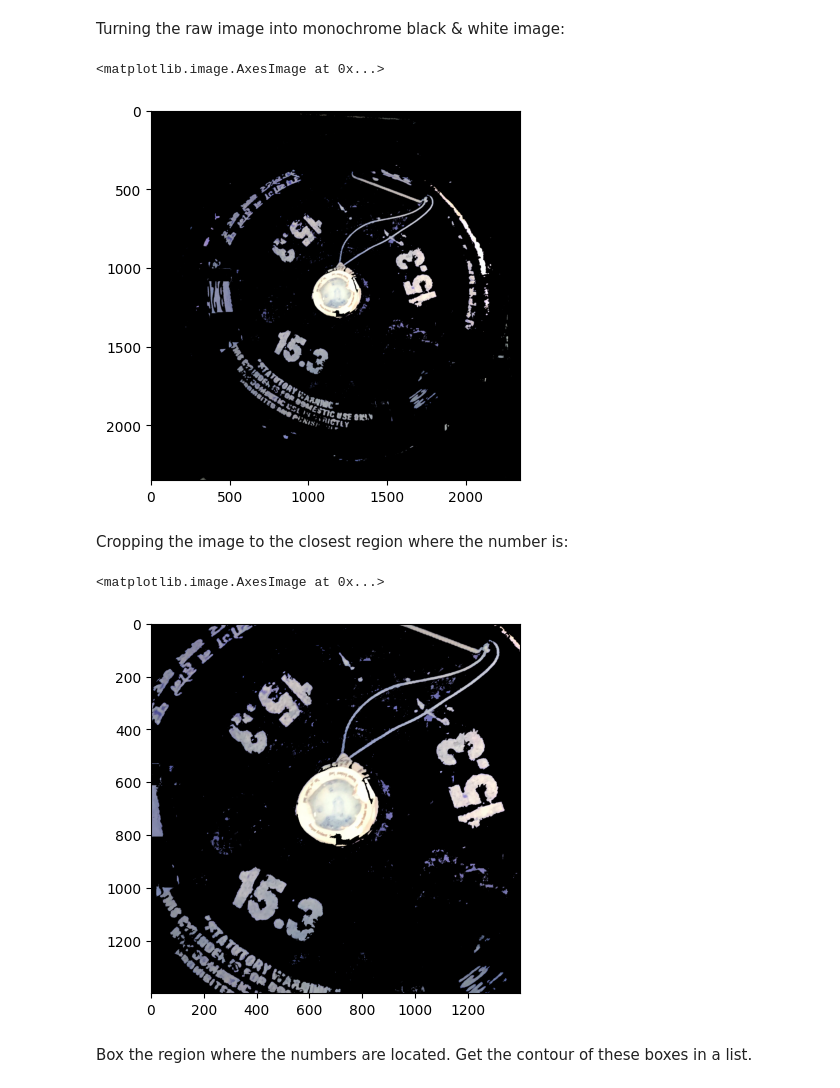
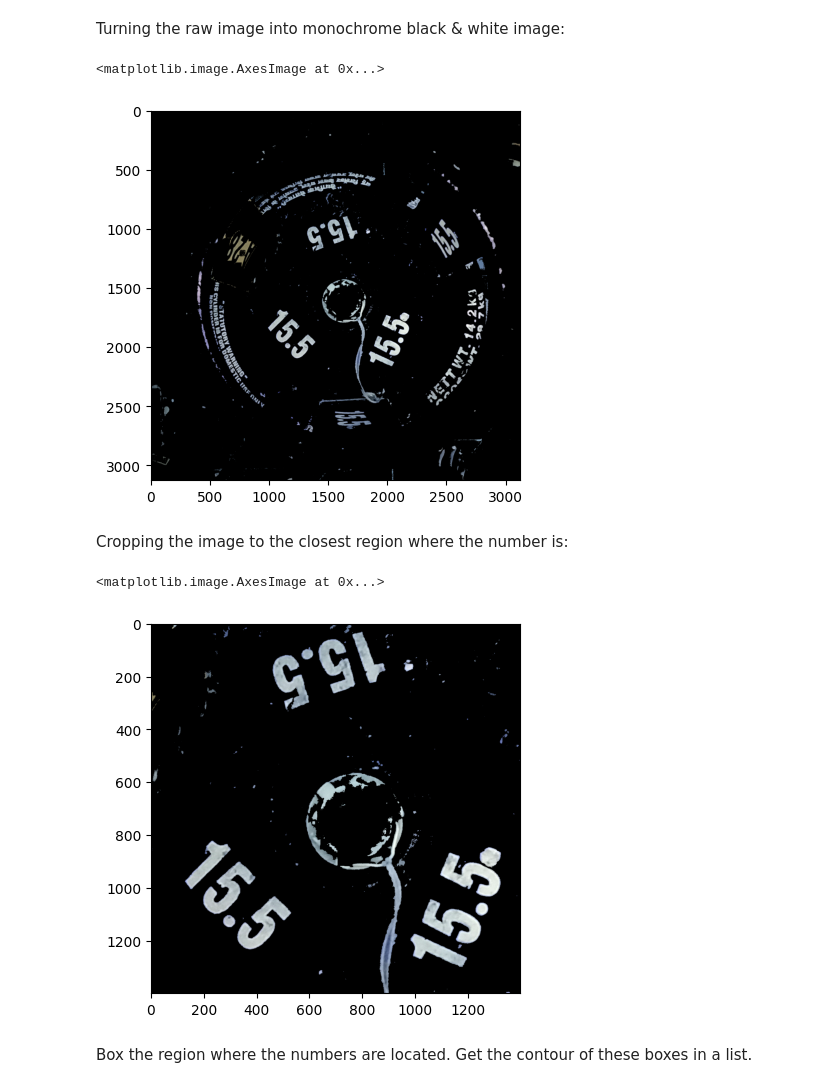
Before and after one commit to siddeshwarnavink/gas-cylinder-weight, a Jupyter notebook: gas-cylinder-weight/code-testing/Template_matching_test.ipynb, the cells around one changed output. Saved outputs shown, nothing was run; the diff lists cells and outputs as text; code cells hidden in the pictures.

```diff
--- a/gas-cylinder-weight/code-testing/Template_matching_test.ipynb
+++ b/gas-cylinder-weight/code-testing/Template_matching_test.ipynb
@@ -3,22 +3,22 @@ Turning the raw image into monochrome black & white image:
 # %%
 import sys
 
 import cv2
 import numpy as np
 from matplotlib import pyplot as plt
 import pytesseract
 
 sys.path.append('..')
 pytesseract.pytesseract.tesseract_cmd = r'C:/Program Files/Tesseract-OCR/tesseract.exe'
 
 from shared import getMonochromeImage
 
-loadedImage = cv2.imread('../images/Cylinder_image.jpg')
+loadedImage = cv2.imread('../images/Cylinder_image2.jpg')
 image = getMonochromeImage(loadedImage)
 plt.imshow(image)
 # %% [output]
 <matplotlib.image.AxesImage at 0x...>
-[figure, old version]
+[figure, new version]
 # %% [markdown]
 Cropping the image to the closest  region where the number is:
 # %%
@@ -43,7 +43,7 @@ originalImage = cropped_image.copy()
 plt.imshow(cropped_image)
 # %% [output]
 <matplotlib.image.AxesImage at 0x...>
-[figure, old version]
+[figure, new version]
 # %% [markdown]
 Box the region where the numbers are located. Get the contour of these boxes in a list.
 # %%
```
Also changed, not shown: parts of 7 cells of this notebook, 16 other files.
